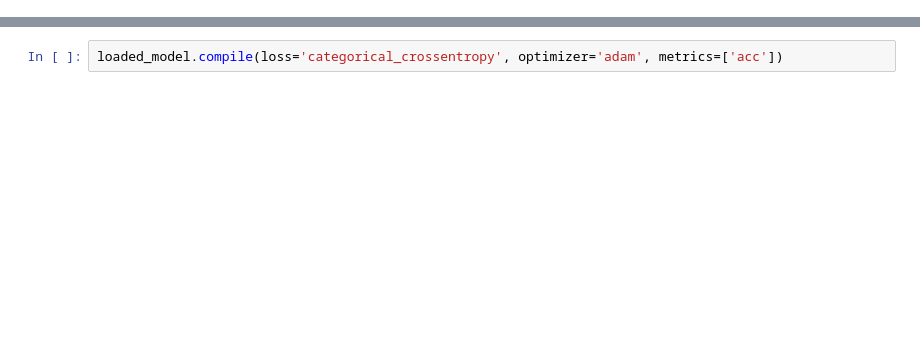
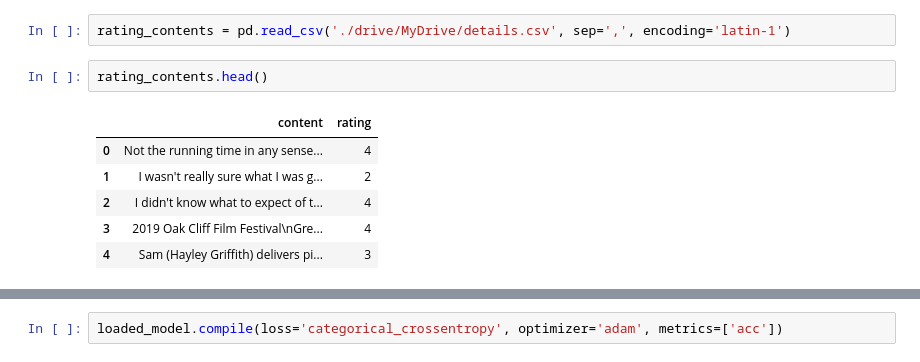
Before and after one commit to JJLEE-20194099/imdb, a Jupyter notebook: suggest_by_comment.ipynb, the cells around one changed output, grey strips where cells are left out. Saved outputs shown, nothing was run; the diff lists cells and outputs as text; blank space fills up the shorter version.

```diff
--- a/suggest_by_comment.ipynb
+++ b/suggest_by_comment.ipynb
@@ -6,0 +10,11 @@ ModuleNotFoundError: No module named 'tensorflow.python.platform'
+# %%
+rating_contents = pd.read_csv('./drive/MyDrive/details.csv', sep=',', encoding='latin-1')
+# %%
+rating_contents.head()
+# %% [output]
+|  | content | rating |
+| 0 | Not the running time in any sense... | 4 |
+| 1 | I wasn't really sure what I was g... | 2 |
+| 2 | I didn't know what to expect of t... | 4 |
+| 3 | 2019 Oak Cliff Film Festival\nGre... | 4 |
+| 4 | Sam (Hayley Griffith) delivers pi... | 3 |
```
Also changed, not shown: parts of 117 cells of this notebook, 3 other files.
